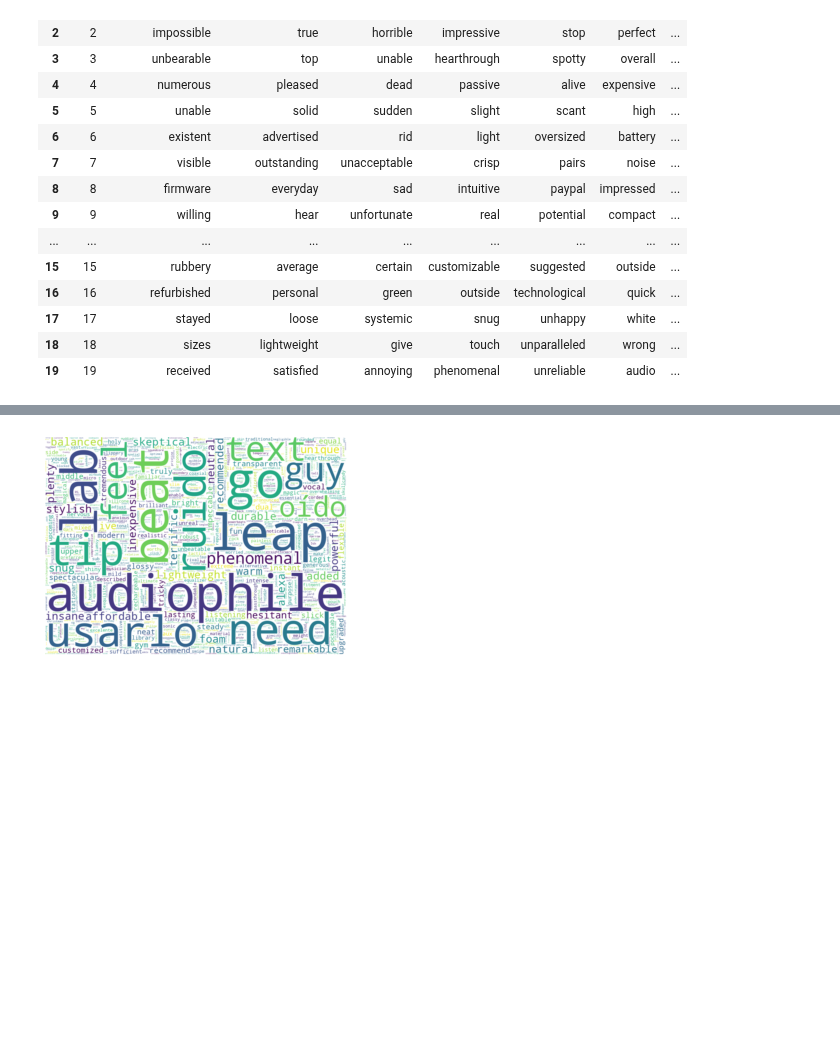
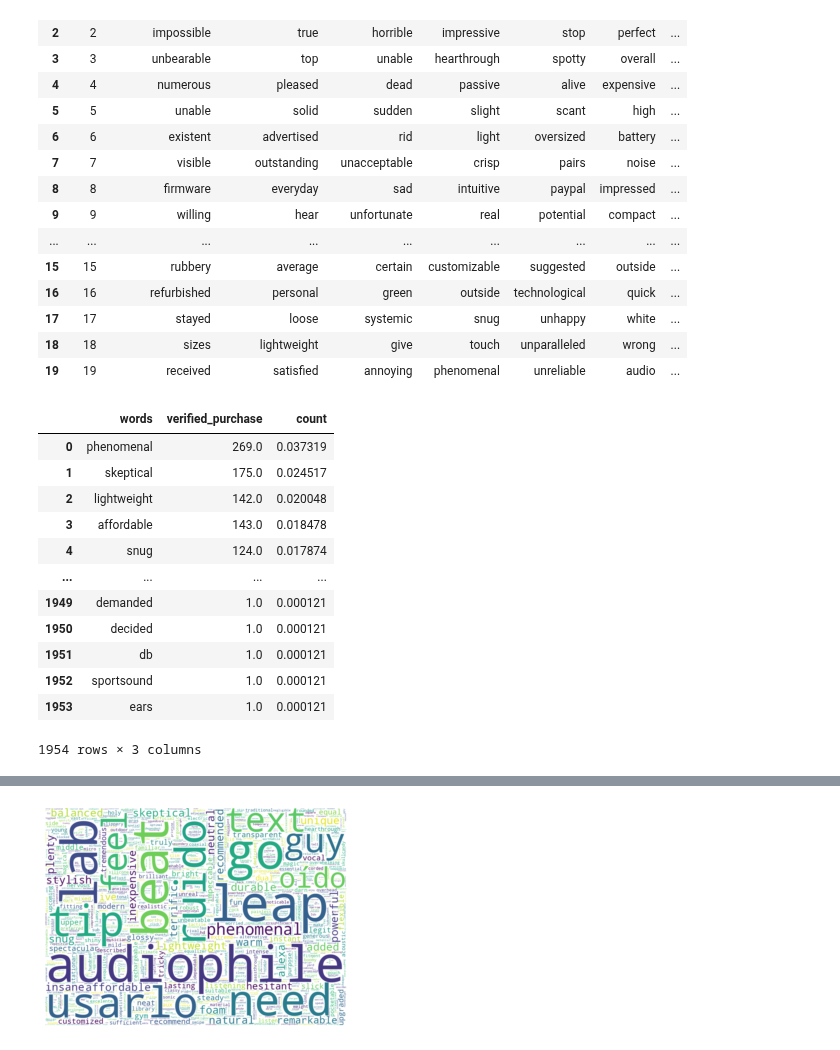
Before and after one commit to datascientistlin/AmazonReviewAnalysis, a Jupyter notebook: Amazon_review_word_exploration.ipynb, the cells around one changed output, grey strips where cells are left out. Saved outputs shown, nothing was run; the diff lists cells and outputs as text; code cells hidden in the pictures; blank space fills up the shorter version.

```diff
--- a/Amazon_review_word_exploration.ipynb
+++ b/Amazon_review_word_exploration.ipynb
@@ -493,4 +493,33 @@ GetProductUniqueWords(amzn_df).head(20)
 | 17 | 17 | stayed | loose | systemic | snug | unhappy | white | ... |
 | 18 | 18 | sizes | lightweight | give | touch | unparalleled | wrong | ... |
 | 19 | 19 | received | satisfied | annoying | phenomenal | unreliable | audio | ... |
+# %%
+df = amzn_df.copy()
+lowAdjectivesRanking = df.where(df['review_rating'] < 2).dropna()
+lowAdjectivesRanking = SingleWords_df(lowAdjectivesRanking)
+
+highAdjectivesRanking = df.where(df['review_rating'] > 4).dropna()
+highAdjectivesRanking = SingleWords_df(highAdjectivesRanking)
+
+adjCount_temp = highAdjectivesRanking[['words','count']].groupby(['words']).sum().sort_values(by='count',ascending=False).reset_index()
+adjCount_temp2 = lowAdjectivesRanking[['words','count']].groupby(['words']).sum().sort_values(by='count',ascending=False).reset_index()
+
+intersection = adjCount_temp.merge(adjCount_temp2, left_on='words', right_on='words', how='inner')
+
+wordsDump = highAdjectivesRanking[~highAdjectivesRanking['words'].isin(intersection['words'].unique())].groupby('words').sum().sort_values(by='count',ascending=False).reset_index()
+wordsDump
+# %% [output]
+|  | words | verified_purchase | count |
+| 0 | phenomenal | 269.0 | 0.037319 |
+| 1 | skeptical | 175.0 | 0.024517 |
+| 2 | lightweight | 142.0 | 0.020048 |
+| 3 | affordable | 143.0 | 0.018478 |
+| 4 | snug | 124.0 | 0.017874 |
+| ... | ... | ... | ... |
+| 1949 | demanded | 1.0 | 0.000121 |
+| 1950 | decided | 1.0 | 0.000121 |
+| 1951 | db | 1.0 | 0.000121 |
+| 1952 | sportsound | 1.0 | 0.000121 |
+| 1953 | ears | 1.0 | 0.000121 |
+1954 rows × 3 columns
 # %%
```
Also changed, not shown: parts of 2 cells of this notebook, 1 other file.
